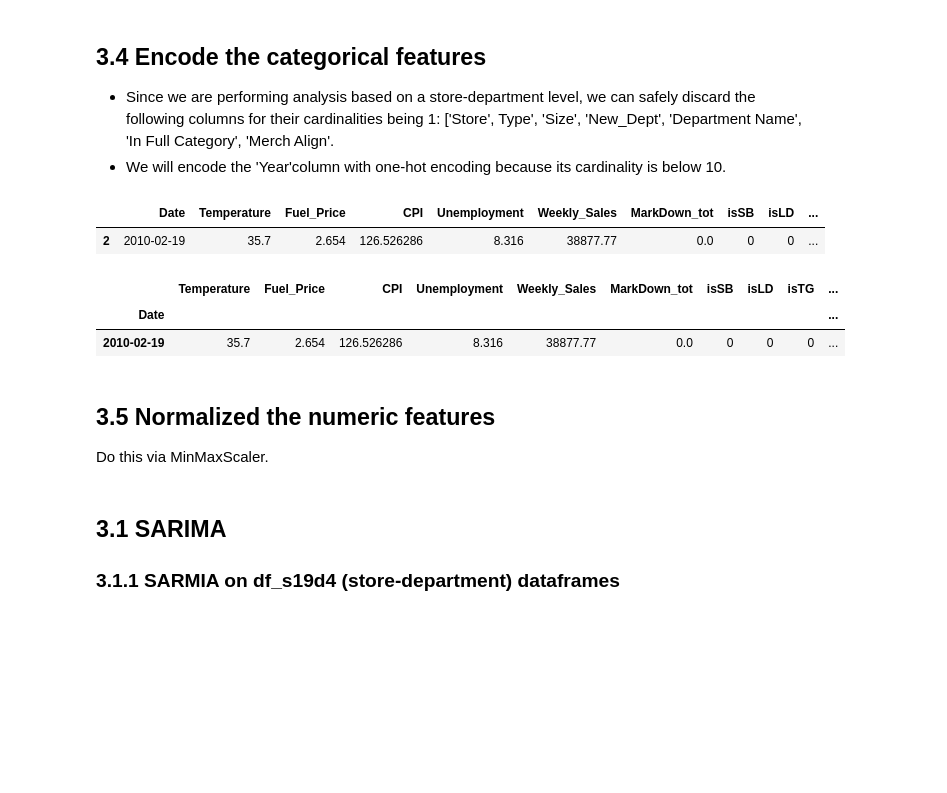
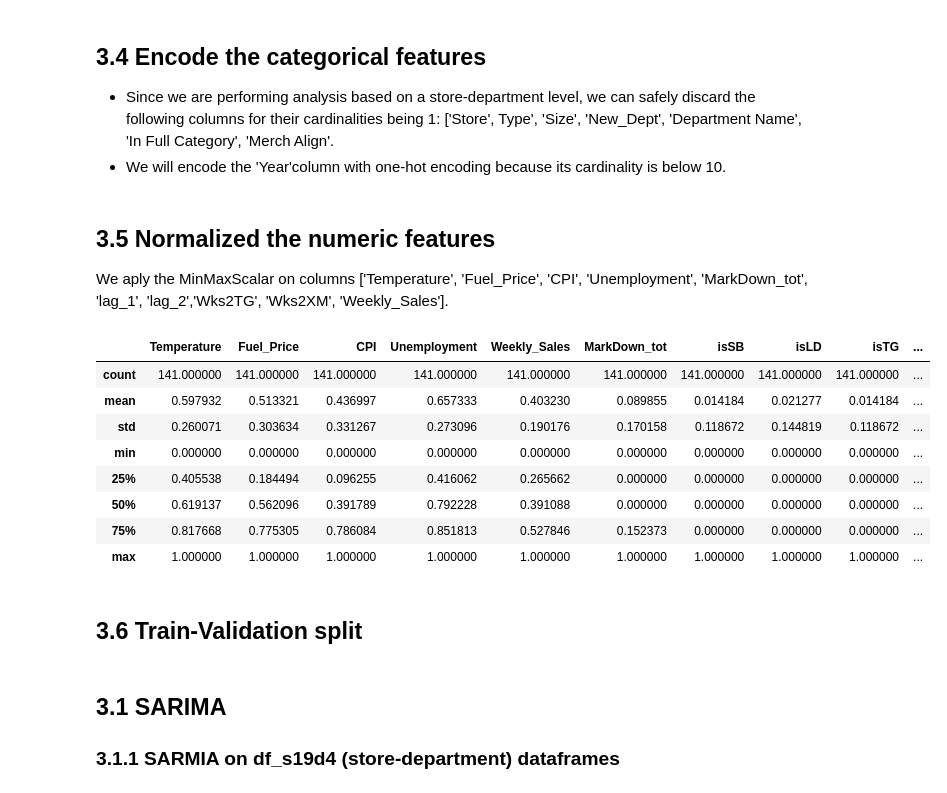
Before and after one commit to Dr-Spicy/WalmartForecast, a Jupyter notebook: Notebook.ipynb, the cells around one changed output. Drawn from its saved outputs; the diff is of its cells as text; code cells hidden in the pictures; blank space fills up the shorter version.

```diff
--- a/Notebook.ipynb
+++ b/Notebook.ipynb
@@ -934,19 +932,6 @@ for elem in pairs:
-# %%
-pairs[1].drop(columns='Year', inplace=True)
-pairs[1].head(1)
-# %% [output]
-|  | Date | Temperature | Fuel_Price | CPI | Unemployment | Weekly_Sales | MarkDown_tot | isSB | isLD | ... |
-| 2 | 2010-02-19 | 35.7 | 2.654 | 126.526286 | 8.316 | 38877.77 | 0.0 | 0 | 0 | ... |
-# %%
-pairs[1].set_index('Date', inplace=True)
-pairs[1].head(1)
-# %% [output]
-|  | Temperature | Fuel_Price | CPI | Unemployment | Weekly_Sales | MarkDown_tot | isSB | isLD | isTG | ... |
-| Date |  |  |  |  |  |  |  |  |  | ... |
-| 2010-02-19 | 35.7 | 2.654 | 126.526286 | 8.316 | 38877.77 | 0.0 | 0 | 0 | 0 | ... |
 # %% [markdown]
 ## 3.5 Normalized the numeric features
 
-Do this via MinMaxScaler.
+We aply the MinMaxScalar on columns ['Temperature', 'Fuel_Price', 'CPI', 'Unemployment', 'MarkDown_tot', 'lag_1', 'lag_2','Wks2TG', 'Wks2XM', 'Weekly_Sales'].
 # %%
 Scaler = preprocessing.MinMaxScaler()
@@ -952,0 +940,14 @@ Scaler = preprocessing.MinMaxScaler()
+# %%
+pairs[0].describe()
+# %% [output]
+|  | Temperature | Fuel_Price | CPI | Unemployment | Weekly_Sales | MarkDown_tot | isSB | isLD | isTG | ... |
+| count | 141.000000 | 141.000000 | 141.000000 | 141.000000 | 141.000000 | 141.000000 | 141.000000 | 141.000000 | 141.000000 | ... |
+| mean | 0.597932 | 0.513321 | 0.436997 | 0.657333 | 0.403230 | 0.089855 | 0.014184 | 0.021277 | 0.014184 | ... |
+| std | 0.260071 | 0.303634 | 0.331267 | 0.273096 | 0.190176 | 0.170158 | 0.118672 | 0.144819 | 0.118672 | ... |
+| min | 0.000000 | 0.000000 | 0.000000 | 0.000000 | 0.000000 | 0.000000 | 0.000000 | 0.000000 | 0.000000 | ... |
+| 25% | 0.405538 | 0.184494 | 0.096255 | 0.416062 | 0.265662 | 0.000000 | 0.000000 | 0.000000 | 0.000000 | ... |
+| 50% | 0.619137 | 0.562096 | 0.391789 | 0.792228 | 0.391088 | 0.000000 | 0.000000 | 0.000000 | 0.000000 | ... |
+| 75% | 0.817668 | 0.775305 | 0.786084 | 0.851813 | 0.527846 | 0.152373 | 0.000000 | 0.000000 | 0.000000 | ... |
+| max | 1.000000 | 1.000000 | 1.000000 | 1.000000 | 1.000000 | 1.000000 | 1.000000 | 1.000000 | 1.000000 | ... |
+# %% [markdown]
+## 3.6 Train-Validation split
```
Also changed, not shown: parts of 9 cells of this notebook.
